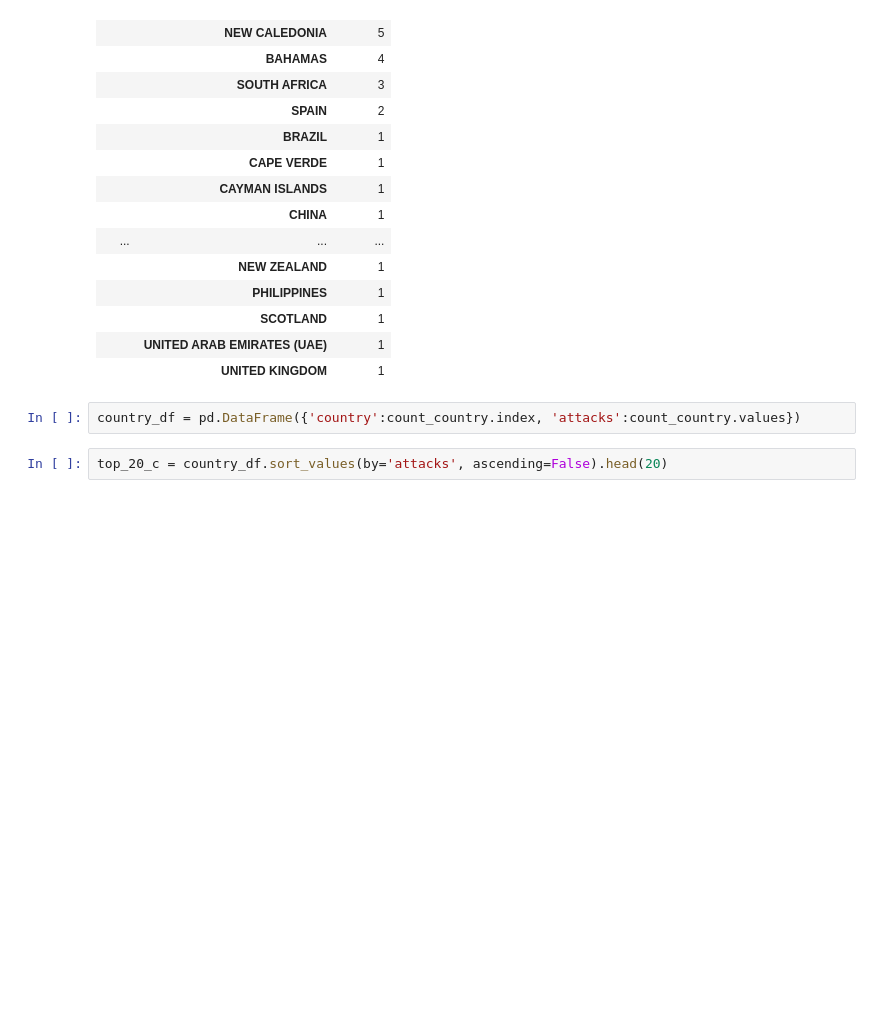
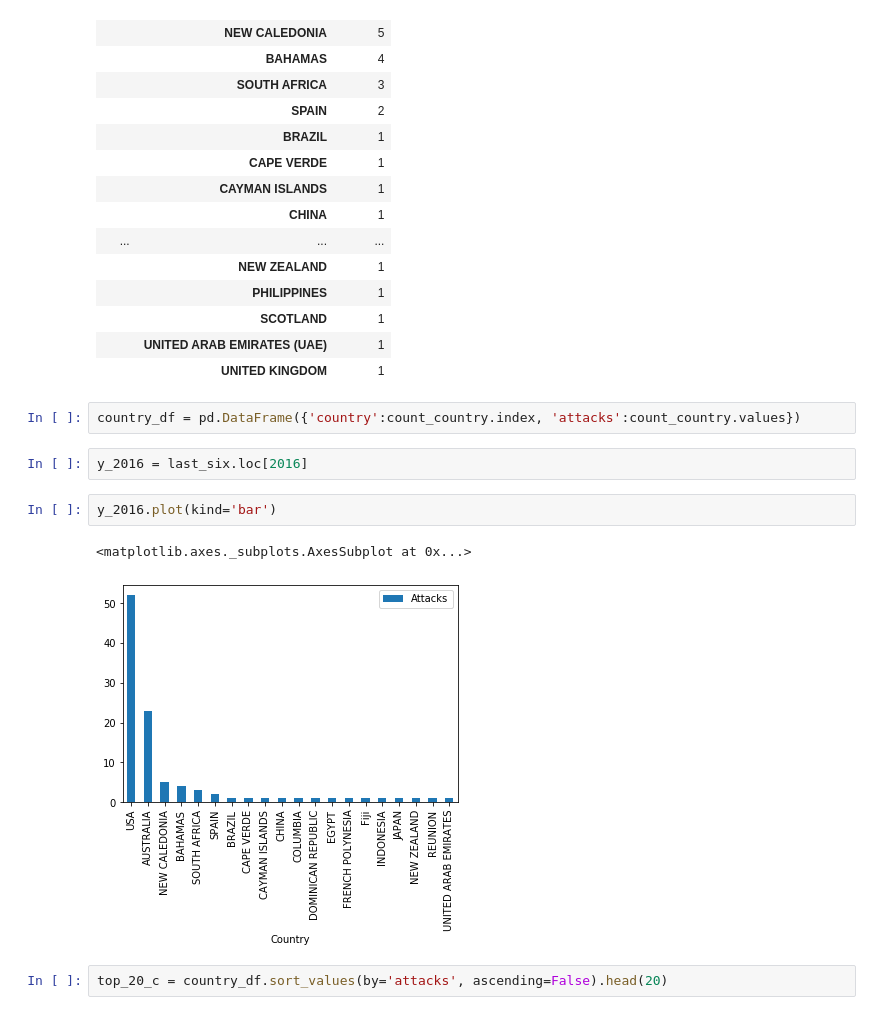
Before and after one commit to mariobru/global-shark-attacks, a Jupyter notebook: global-shark-attacks.ipynb, the cells around one changed output. Drawn from its saved outputs; the diff is of its cells as text; blank space fills up the shorter version.

Commit message:
Matplotlib bar graphic

```diff
--- a/global-shark-attacks.ipynb
+++ b/global-shark-attacks.ipynb
@@ -104,6 +105,13 @@ with pd.option_context('display.max_rows', None, 'display.max_columns', None):
 |  | UNITED KINGDOM | 1 |
 # %%
 country_df = pd.DataFrame({'country':count_country.index, 'attacks':count_country.values})
+# %%
+y_2016 = last_six.loc[2016]
+# %%
+y_2016.plot(kind='bar')
+# %% [output]
+<matplotlib.axes._subplots.AxesSubplot at 0x...>
+[figure, added]
 # %%
 top_20_c = country_df.sort_values(by='attacks', ascending=False).head(20)
 # %%
```
Also changed, not shown: parts of 1 cell of this notebook.
